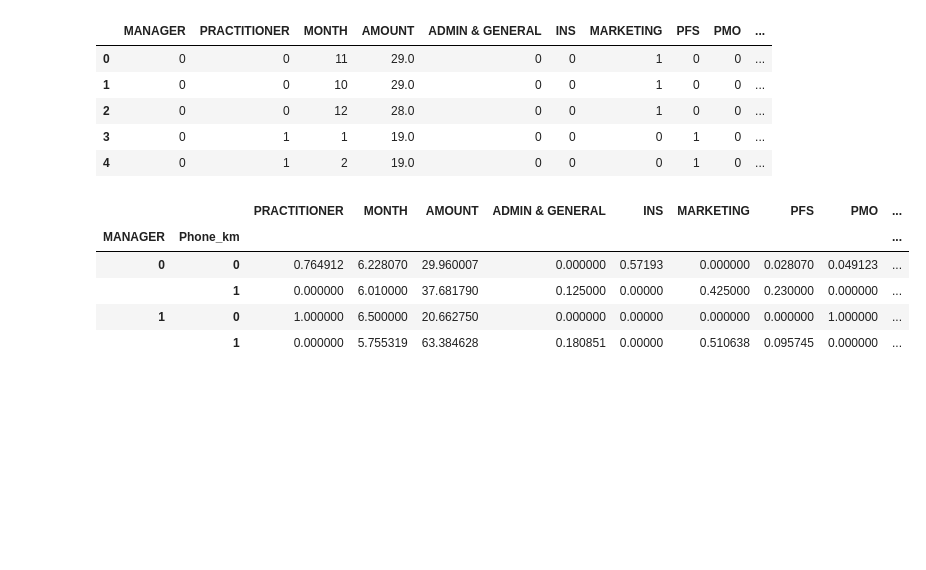
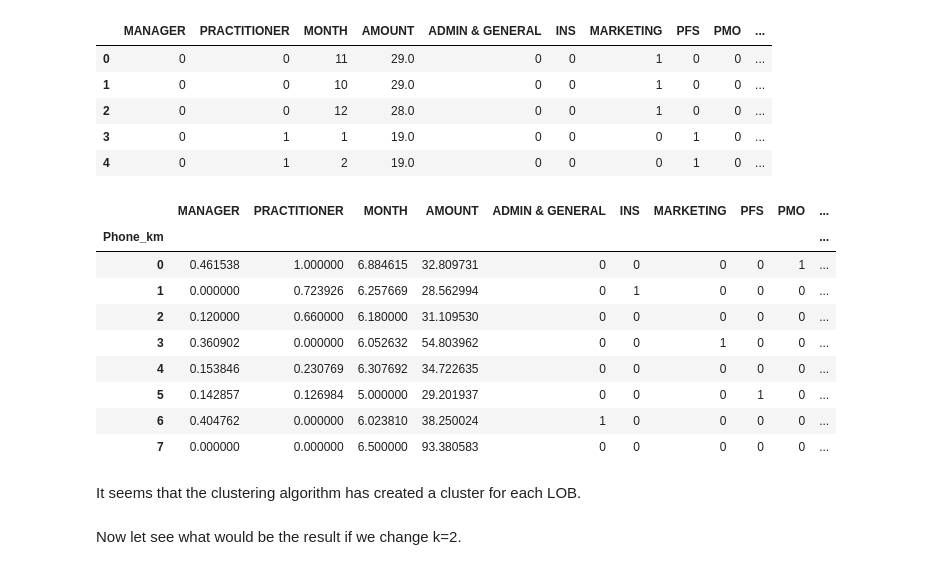
Before and after one commit to dihjital/Coursera_Capstone, a Jupyter notebook: Week 4 Assignment.ipynb, the cells around one changed output. Drawn from its saved outputs; the diff is of its cells as text; code cells hidden in the pictures; blank space fills up the shorter version.

```diff
--- a/Week 4 Assignment.ipynb
+++ b/Week 4 Assignment.ipynb
@@ -19,0 +11,18 @@ import numpy as np
+# %%
+def __iter__(self): return 0
+
+# @hidden_cell
+# The following code accesses a file in your IBM Cloud Object Storage. It includes your credentials.
+# You might want to remove those credentials before you share your notebook.
+client_234296239020493eb6227811b6287a04 = ibm_boto3.client(service_name='s3',
+    ibm_api_key_id='wWgpdvtsj8q8bmaR0H0r0nMEk1fG55ZUwXS-85dT-bmE',
+    ibm_auth_endpoint="https://iam.bluemix.net/oidc/token",
+    config=Config(signature_version='oauth'),
+    endpoint_url='https://s3-api.us-geo.objectstorage.service.networklayer.com')
+
+body = client_234296239020493eb6227811b6287a04.get_object(Bucket='capstoneproject-donotdelete-pr-ks2xu3o4lqjpmd',Key='phone_reimbursments_OMN.csv')['Body']
+# add missing __iter__ method, so pandas accepts body as file-like object
+if not hasattr(body, "__iter__"): body.__iter__ = types.MethodType( __iter__, body )
+
+df = pd.read_csv(body)
+df.head()
@@ -335,0 +390,6 @@ plt.show()
+# %%
+clusterNum = 8
+k_means_phone = KMeans(init = "k-means++", n_clusters = clusterNum, n_init = 12)
+k_means_phone.fit(phone_dataSet)
+labels_phone = k_means_phone.labels_
+labels_phone
@@ -344,11 +422,19 @@ phone_df.head()
 | 3 | 0 | 1 | 1 | 19.0 | 0 | 0 | 0 | 1 | 0 | ... |
 | 4 | 0 | 1 | 2 | 19.0 | 0 | 0 | 0 | 1 | 0 | ... |
 # %%
-phone_df.groupby(["MANAGER", "Phone_km"]).mean()
+phone_df.groupby(["Phone_km"]).mean()
 # %% [output]
-|  |  | PRACTITIONER | MONTH | AMOUNT | ADMIN & GENERAL | INS | MARKETING | PFS | PMO | ... |
-| MANAGER | Phone_km |  |  |  |  |  |  |  |  | ... |
-| 0 | 0 | 0.764912 | 6.228070 | 29.960007 | 0.000000 | 0.57193 | 0.000000 | 0.028070 | 0.049123 | ... |
-|  | 1 | 0.000000 | 6.010000 | 37.681790 | 0.125000 | 0.00000 | 0.425000 | 0.230000 | 0.000000 | ... |
-| 1 | 0 | 1.000000 | 6.500000 | 20.662750 | 0.000000 | 0.00000 | 0.000000 | 0.000000 | 1.000000 | ... |
-|  | 1 | 0.000000 | 5.755319 | 63.384628 | 0.180851 | 0.00000 | 0.510638 | 0.095745 | 0.000000 | ... |
+|  | MANAGER | PRACTITIONER | MONTH | AMOUNT | ADMIN & GENERAL | INS | MARKETING | PFS | PMO | ... |
+| Phone_km |  |  |  |  |  |  |  |  |  | ... |
+| 0 | 0.461538 | 1.000000 | 6.884615 | 32.809731 | 0 | 0 | 0 | 0 | 1 | ... |
+| 1 | 0.000000 | 0.723926 | 6.257669 | 28.562994 | 0 | 1 | 0 | 0 | 0 | ... |
+| 2 | 0.120000 | 0.660000 | 6.180000 | 31.109530 | 0 | 0 | 0 | 0 | 0 | ... |
+| 3 | 0.360902 | 0.000000 | 6.052632 | 54.803962 | 0 | 0 | 1 | 0 | 0 | ... |
+| 4 | 0.153846 | 0.230769 | 6.307692 | 34.722635 | 0 | 0 | 0 | 0 | 0 | ... |
+| 5 | 0.142857 | 0.126984 | 5.000000 | 29.201937 | 0 | 0 | 0 | 1 | 0 | ... |
+| 6 | 0.404762 | 0.000000 | 6.023810 | 38.250024 | 1 | 0 | 0 | 0 | 0 | ... |
+| 7 | 0.000000 | 0.000000 | 6.500000 | 93.380583 | 0 | 0 | 0 | 0 | 0 | ... |
+# %% [markdown]
+It seems that the clustering algorithm has created a cluster for each LOB.
+# %% [markdown]
+Now let see what would be the result if we change k=2.
```
Also changed, not shown: parts of 54 cells of this notebook.
